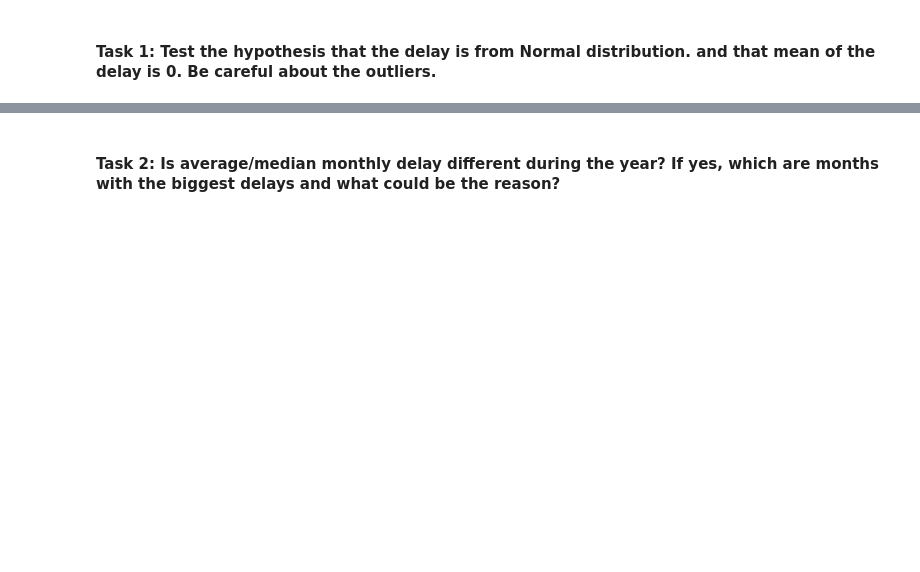
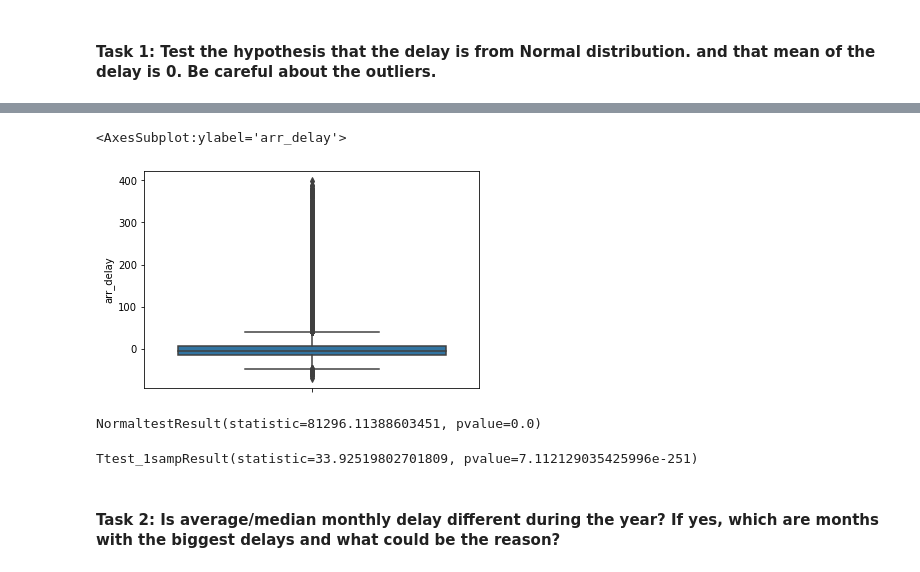
Before and after one commit to Graham-Broughton/flight_delay, a Jupyter notebook: exploratory_analysis.ipynb, the cells around one changed output, grey strips where cells are left out. Drawn from its saved outputs; the diff is of its cells as text; code cells hidden in the pictures; blank space fills up the shorter version.

```diff
--- a/exploratory_analysis.ipynb
+++ b/exploratory_analysis.ipynb
@@ -14,2 +84,15 @@ import scipy.stats as st
+# %%
+sn.boxplot(data=sample, y=sample['arr_delay'])
+# %% [output]
+<AxesSubplot:ylabel='arr_delay'>
+[figure, added]
+# %%
+st.normaltest(sample['arr_delay'])
+# %% [output]
+NormaltestResult(statistic=81296.11388603451, pvalue=0.0)
+# %%
+st.ttest_1samp(sample['arr_delay'], 0)
+# %% [output]
+Ttest_1sampResult(statistic=33.92519802701809, pvalue=7.112129035425996e-251)
 # %% [markdown]
 #### **Task 2**: Is average/median monthly delay different during the year? If yes, which are months with the biggest delays and what could be the reason?
```
Also changed, not shown: parts of 58 cells of this notebook, 5 other files.
